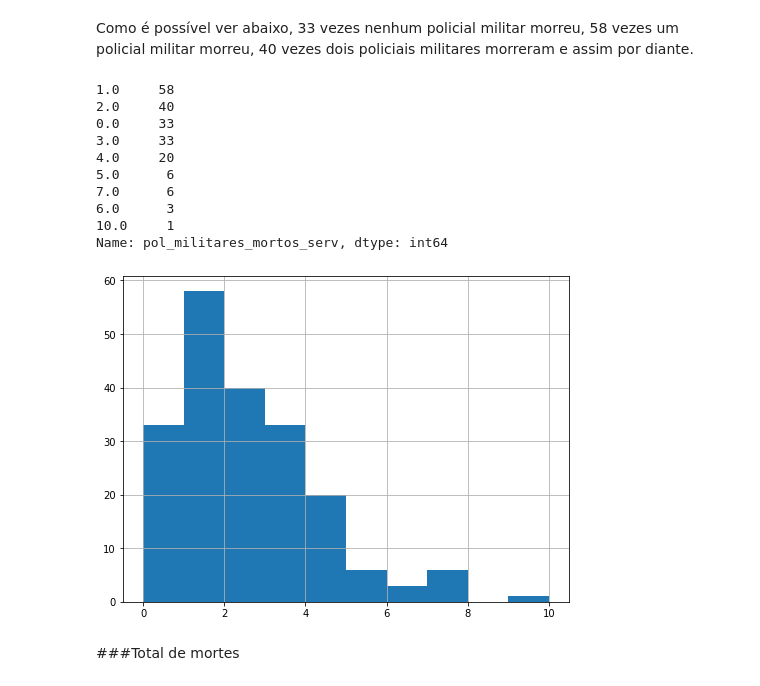
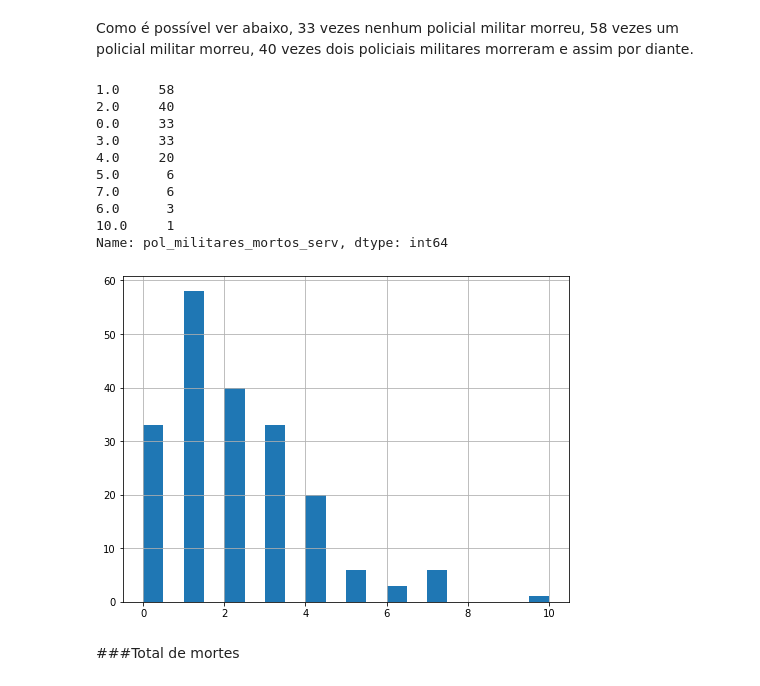
Before and after one commit to ViniciusMangueira/Data_Science, a Jupyter notebook: Análise_da_Violência_no_Rio_de_Janeiro_.ipynb, the cells around one changed output. Saved outputs shown, nothing was run; the diff lists cells and outputs as text; code cells hidden in the pictures.

```diff
--- a/Análise_da_Violência_no_Rio_de_Janeiro_.ipynb
+++ b/Análise_da_Violência_no_Rio_de_Janeiro_.ipynb
@@ -210,21 +206,21 @@ Como é possível ver abaixo, 33 vezes nenhum policial militar morreu, 58 vezes
 # %%
 # Quantidade de vezes de cada valor
 print(df.pol_militares_mortos_serv.value_counts())
 
 # Histograma de policiais civis mortos em serviço
-df['pol_militares_mortos_serv'].hist(figsize=(8,6));
+df['pol_militares_mortos_serv'].hist(bins=20, figsize=(8,6));
 # %% [output]
 1.0     58
 2.0     40
 0.0     33
 3.0     33
 4.0     20
 5.0      6
 7.0      6
 6.0      3
 10.0     1
 Name: pol_militares_mortos_serv, dtype: int64
-[figure, old version]
+[figure, new version]
 # %% [markdown]
 ###Total de mortes
 # %% [markdown]
```
Also changed, not shown: parts of 44 cells of this notebook.
